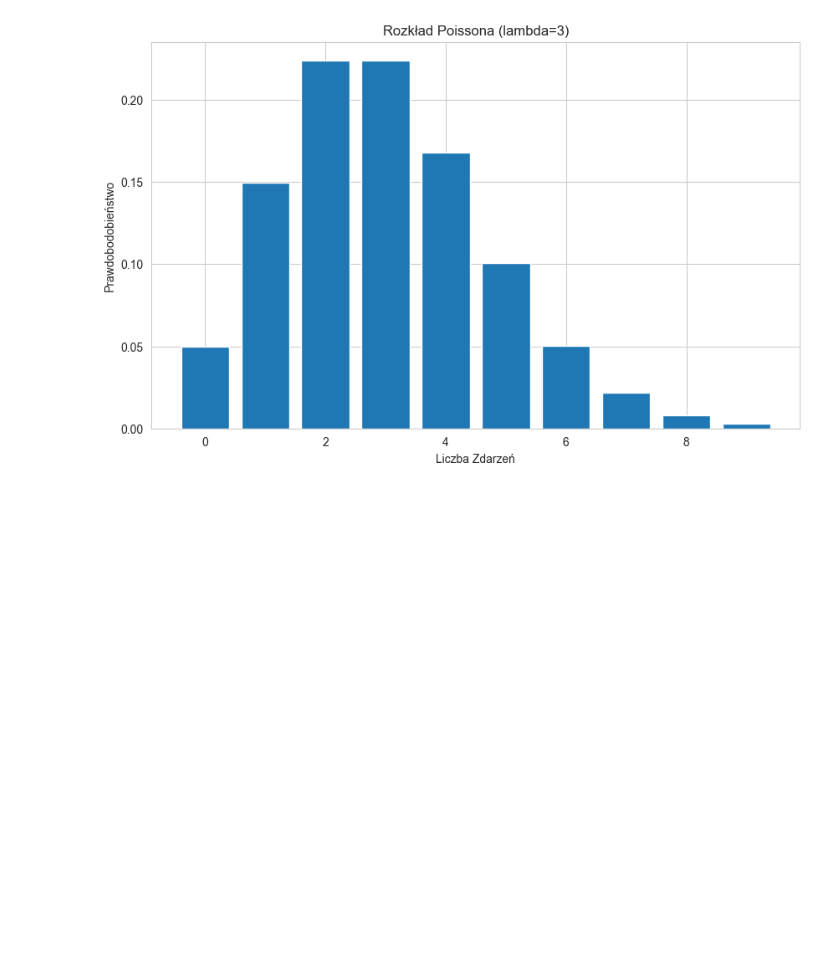
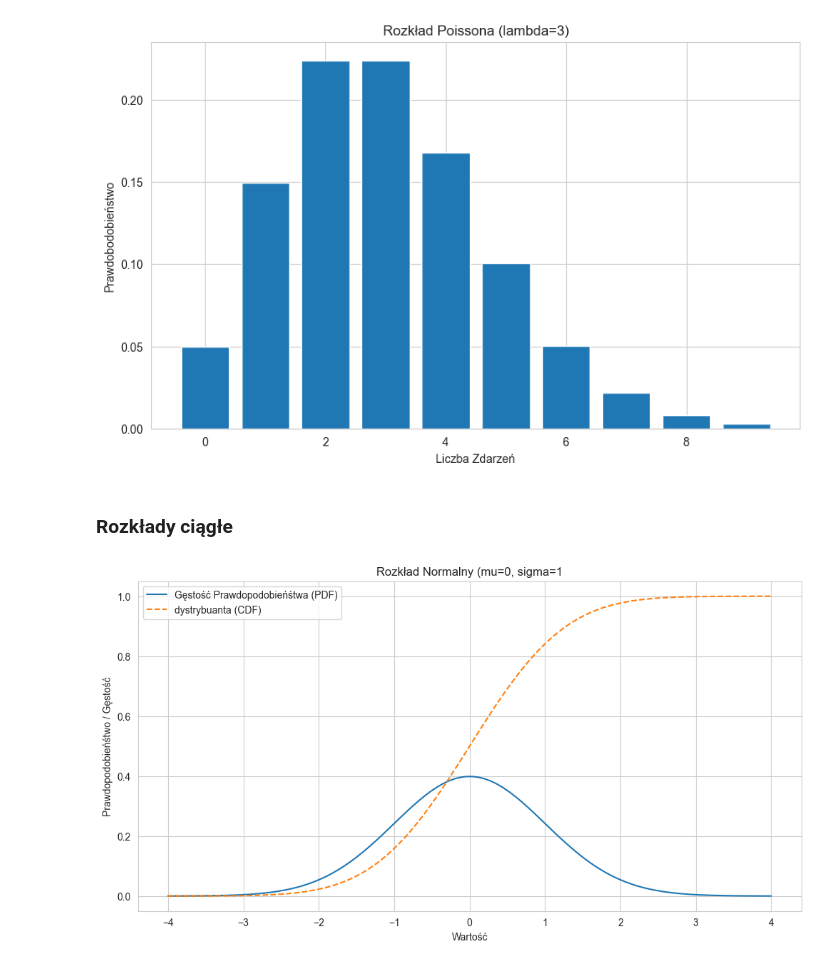
Before and after one commit to rajkonkret/PythonProjectAnaliza-20-10-2025, a Jupyter notebook: cwiczenie8.ipynb, the cells around one changed output. Saved outputs shown, nothing was run; the diff lists cells and outputs as text; code cells hidden in the pictures; blank space fills up the shorter version.

```diff
--- a/cwiczenie8.ipynb
+++ b/cwiczenie8.ipynb
@@ -134,3 +136,30 @@ plt.grid(True)
 plt.show()
 # %% [output]
 [figure]
+# %% [markdown]
+### Rozkłady ciągłe
+# %%
+from scipy.stats import norm, uniform, expon
+
+# rozkład normalny
+mu_norm = 0  # Średnia
+sigma_norm = 1  # Odchylenie standardowe
+
+rv_norm = norm(loc=mu_norm, scale=sigma_norm)
+
+x_norm = np.linspace(-4, 4, 100)
+pdf_norm = rv_norm.pdf(x_norm)
+cdf_norm = rv_norm.cdf(x_norm)
+# %%
+plt.figure(figsize=(12, 6))
+plt.plot(x_norm, pdf_norm, label="Gęstość Prawdopodobieńśtwa (PDF)")
+plt.plot(x_norm, cdf_norm, label="dystrybuanta (CDF)", linestyle="--")
+
+plt.title("Rozkład Normalny (mu=0, sigma=1")
+plt.xlabel("Wartość")
+plt.ylabel("Prawdopodobieńśtwo / Gęstość")
+plt.legend()
+plt.grid(True)
+plt.show()
+# %% [output]
+[figure, added]
```
Also changed, not shown: parts of 1 cell of this notebook.
